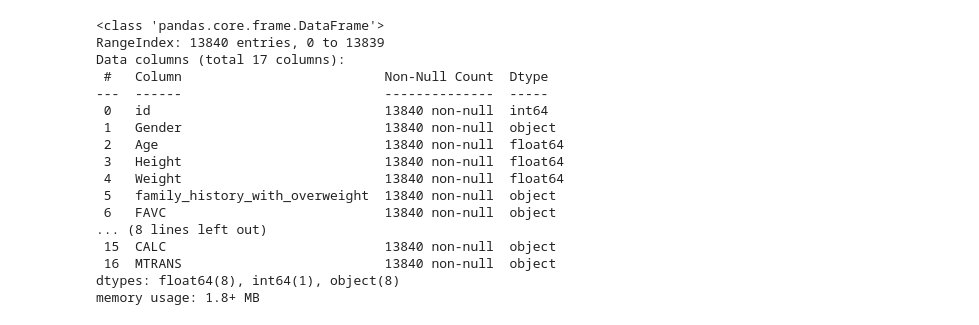
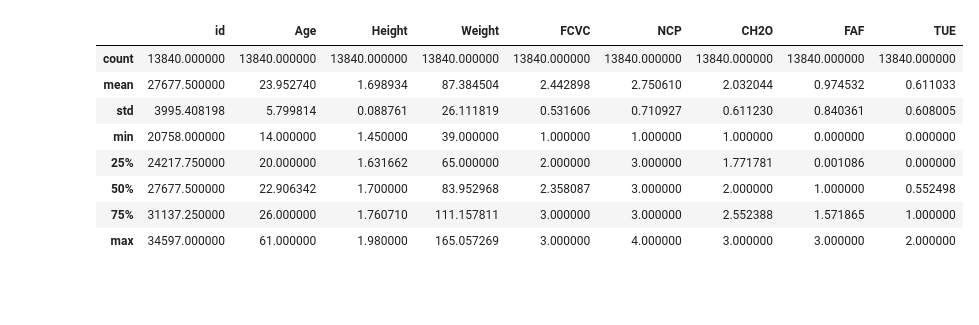
Before and after one commit to mailmezorro/playground-series-s4e2, a Jupyter notebook: main.ipynb, the cells around one changed output. Cells and saved outputs as stored; diff of their text form; code cells hidden in the pictures; blank space fills up the shorter version.

```diff
--- a/main.ipynb
+++ b/main.ipynb
@@ -46,20 +90,12 @@ df_train.head()
 # %%
-df_test.info()
+df_test.describe()
 # %% [output]
-<class 'pandas.core.frame.DataFrame'>
-RangeIndex: 13840 entries, 0 to 13839
-Data columns (total 17 columns):
- #   Column                          Non-Null Count  Dtype
----  ------                          --------------  -----
- 0   id                              13840 non-null  int64
- 1   Gender                          13840 non-null  object
- 2   Age                             13840 non-null  float64
- 3   Height                          13840 non-null  float64
- 4   Weight                          13840 non-null  float64
- 5   family_history_with_overweight  13840 non-null  object
- 6   FAVC                            13840 non-null  object
-... (8 lines left out)
- 15  CALC                            13840 non-null  object
- 16  MTRANS                          13840 non-null  object
-dtypes: float64(8), int64(1), object(8)
-memory usage: 1.8+ MB
+|  | id | Age | Height | Weight | FCVC | NCP | CH2O | FAF | TUE |
+| count | 13840.000000 | 13840.000000 | 13840.000000 | 13840.000000 | 13840.000000 | 13840.000000 | 13840.000000 | 13840.000000 | 13840.000000 |
+| mean | 27677.500000 | 23.952740 | 1.698934 | 87.384504 | 2.442898 | 2.750610 | 2.032044 | 0.974532 | 0.611033 |
+| std | 3995.408198 | 5.799814 | 0.088761 | 26.111819 | 0.531606 | 0.710927 | 0.611230 | 0.840361 | 0.608005 |
+| min | 20758.000000 | 14.000000 | 1.450000 | 39.000000 | 1.000000 | 1.000000 | 1.000000 | 0.000000 | 0.000000 |
+| 25% | 24217.750000 | 20.000000 | 1.631662 | 65.000000 | 2.000000 | 3.000000 | 1.771781 | 0.001086 | 0.000000 |
+| 50% | 27677.500000 | 22.906342 | 1.700000 | 83.952968 | 2.358087 | 3.000000 | 2.000000 | 1.000000 | 0.552498 |
+| 75% | 31137.250000 | 26.000000 | 1.760710 | 111.157811 | 3.000000 | 3.000000 | 2.552388 | 1.571865 | 1.000000 |
+| max | 34597.000000 | 61.000000 | 1.980000 | 165.057269 | 3.000000 | 4.000000 | 3.000000 | 3.000000 | 2.000000 |
```
Also changed, not shown: parts of 7 cells of this notebook.
